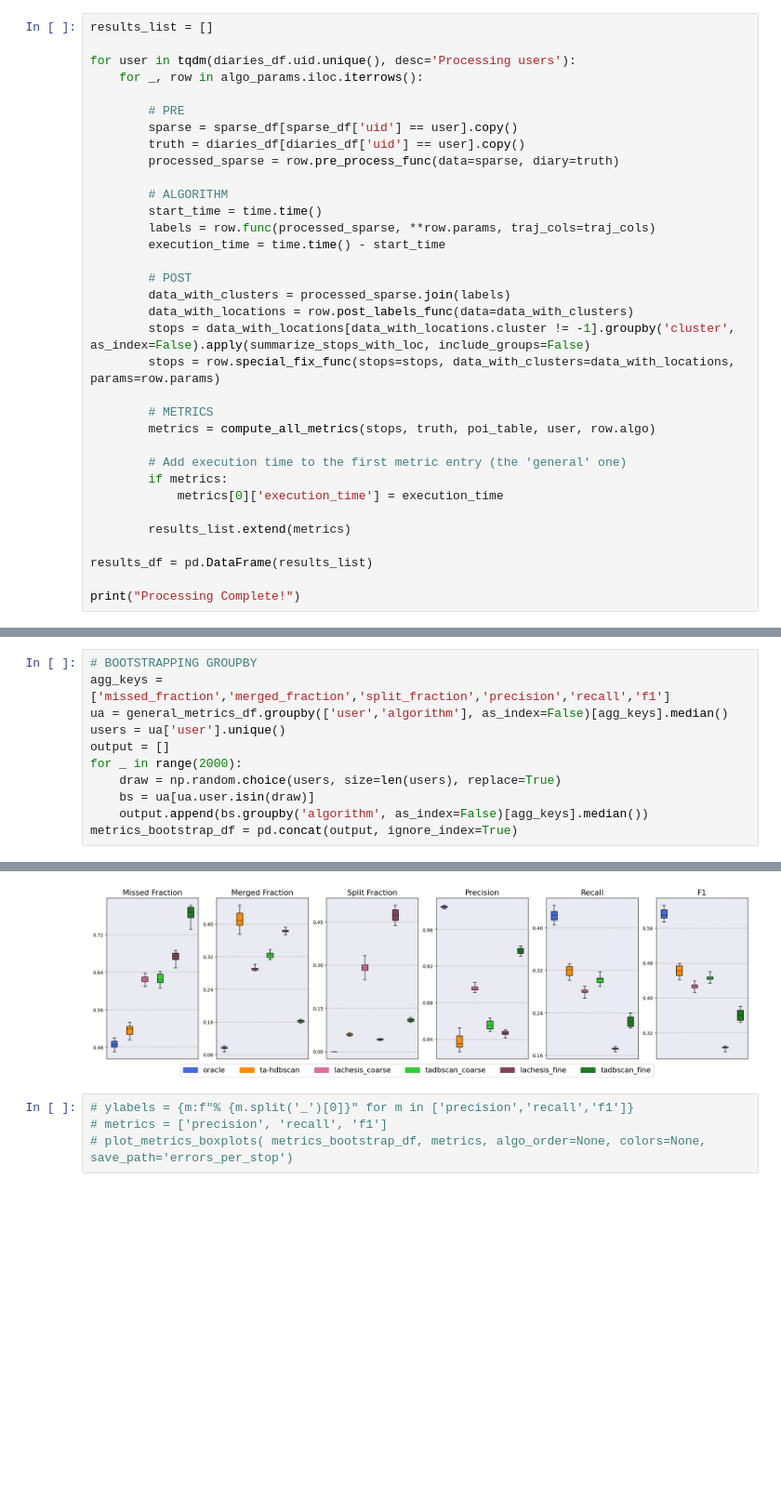
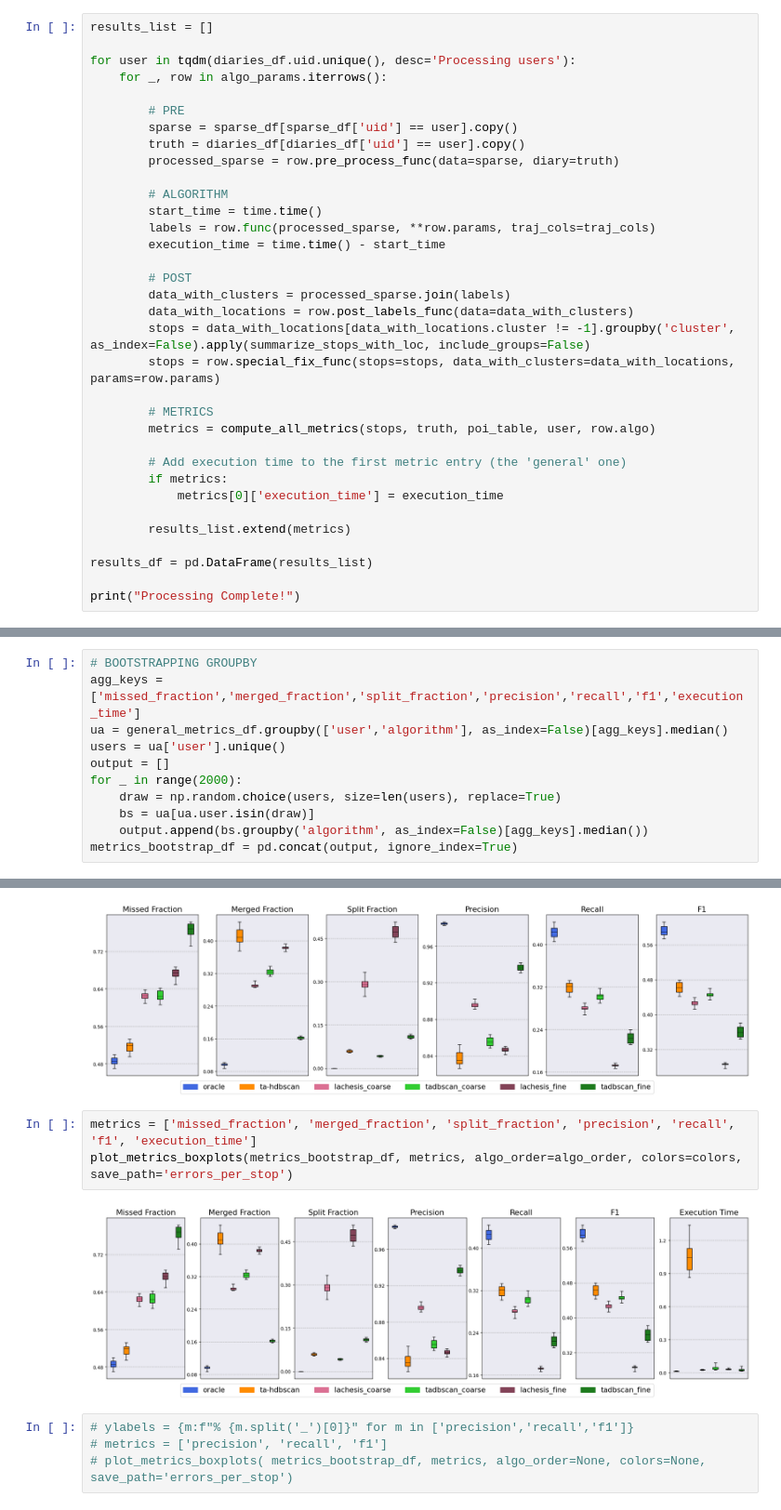
Before and after one commit to Watts-Lab/nomad, a Jupyter notebook: examples/research/visitation_join.ipynb, the cells around one changed output, grey strips where cells are left out. Shown at 93% size. Cells and saved outputs as stored; diff of their text form; blank space fills up the shorter version.

Commit message:
Added execution time plot

```diff
--- a/examples/research/visitation_join.ipynb
+++ b/examples/research/visitation_join.ipynb
@@ -363,7 +363,7 @@ def compute_all_metrics(stops, truth, poi_table, user, algo):
 results_list = []
 
 for user in tqdm(diaries_df.uid.unique(), desc='Processing users'):
-    for _, row in algo_params.iloc.iterrows():
+    for _, row in algo_params.iterrows():
 
         # PRE
         sparse = sparse_df[sparse_df['uid'] == user].copy()
@@ -402,7 +404,7 @@ except:
 general_metrics_df = results_df[results_df['metric_category'] == 'general'].copy()
 # %%
 # BOOTSTRAPPING GROUPBY
-agg_keys = ['missed_fraction','merged_fraction','split_fraction','precision','recall','f1']
+agg_keys = ['missed_fraction','merged_fraction','split_fraction','precision','recall','f1','execution_time']
 ua = general_metrics_df.groupby(['user','algorithm'], as_index=False)[agg_keys].median()
 users = ua['user'].unique()
 output = []
@@ -431,6 +433,11 @@ metrics = ['missed_fraction', 'merged_fraction', 'split_fraction', 'precision',
 plot_metrics_boxplots(metrics_bootstrap_df, metrics, algo_order=algo_order, colors=colors, save_path='errors_per_stop')
 # %% [output]
 [figure]
+# %%
+metrics = ['missed_fraction', 'merged_fraction', 'split_fraction', 'precision', 'recall', 'f1', 'execution_time']
+plot_metrics_boxplots(metrics_bootstrap_df, metrics, algo_order=algo_order, colors=colors, save_path='errors_per_stop')
+# %% [output]
+[figure, added]
 # %%
 # ylabels = {m:f"% {m.split('_')[0]}" for m in ['precision','recall','f1']}
 # metrics = ['precision', 'recall', 'f1']
```
Also changed, not shown: parts of 1 cell of this notebook.
